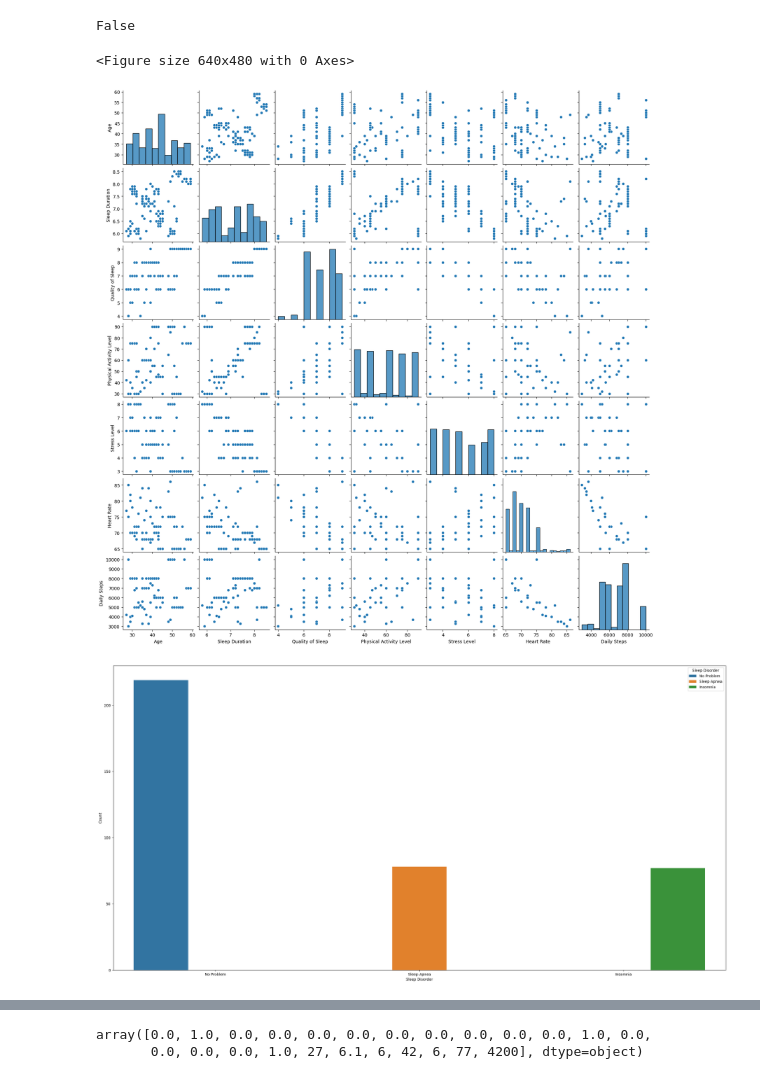
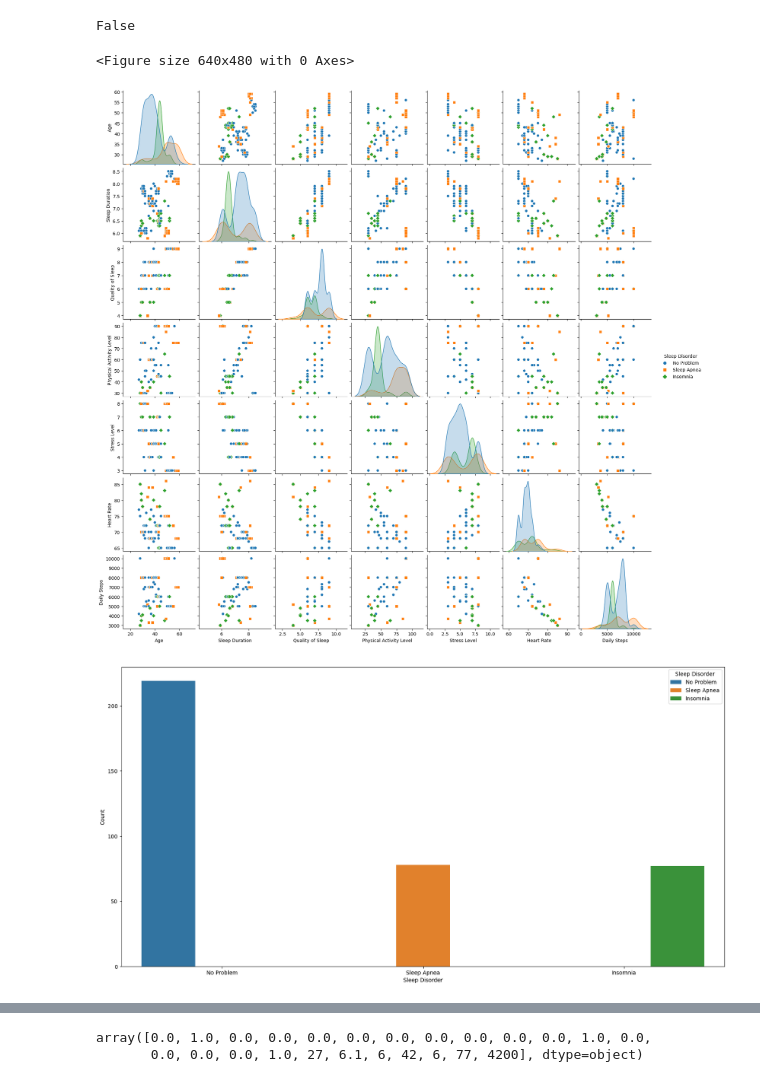
Before and after one commit to marcelo-soares-souza/Trabalho-PUC-MG, a Jupyter notebook: analysis.ipynb, the cells around one changed output, grey strips where cells are left out. Drawn from its saved outputs; the diff is of its cells as text; code cells hidden in the pictures.

```diff
--- a/analysis.ipynb
+++ b/analysis.ipynb
@@ -50,18 +50,22 @@ df.iloc[:, -1].isnull().values.any()
 # %% [output]
 False
 # %%
+import warnings
+warnings.filterwarnings("ignore")
 plt.figure(figsize=(6.4,4.8))
-sns.pairplot(df)
+plot = sns.pairplot(df, hue='Sleep Disorder', markers=["o", "s", "D"])
 plt.show()
 # %% [output]
 <Figure size 640x480 with 0 Axes>
-[figure, old version]
+[figure, new version]
 # %%
 dft = df['Sleep Disorder'].value_counts().reset_index(name='Count')
-plt.figure(figsize=(30,15))
-sns.barplot(x='Sleep Disorder', y='Count', data=dft, hue='Sleep Disorder')
+plt.figure(figsize=(20,10))
+plot = sns.barplot(x='Sleep Disorder', y='Count', data=dft, hue='Sleep Disorder')
+# fig = plot.get_figure()
+# fig.savefig("barplot.png")
 plt.show()
 # %% [output]
-[figure, old version]
+[figure, new version]
 # %%
 dft = df.groupby(['Sleep Disorder']).Occupation.value_counts().reset_index(name='Count')
```
Also changed, not shown: parts of 15 cells of this notebook.
